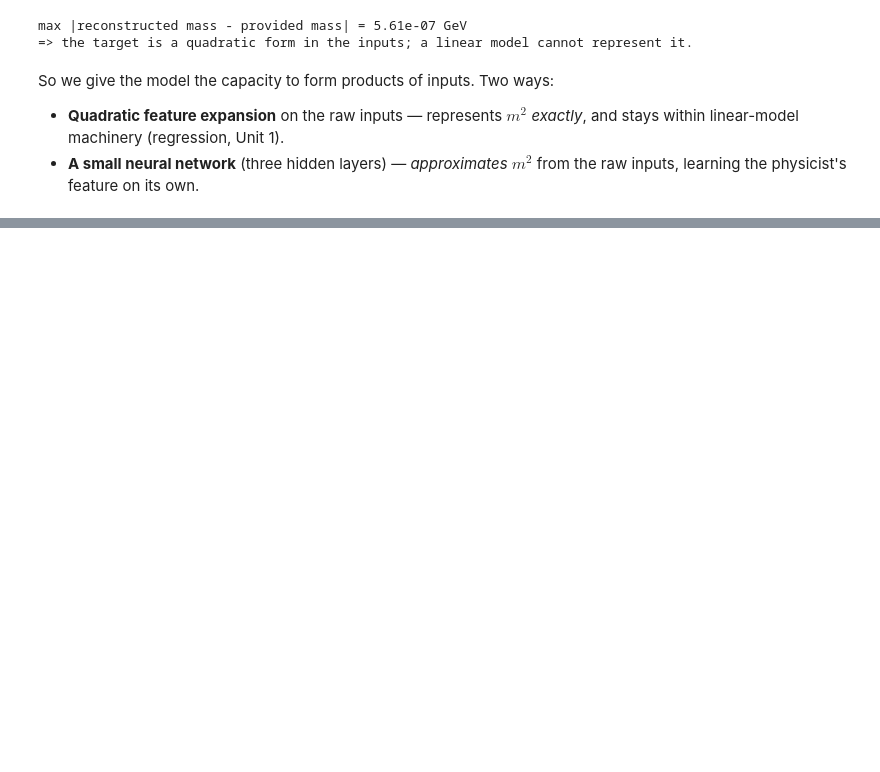
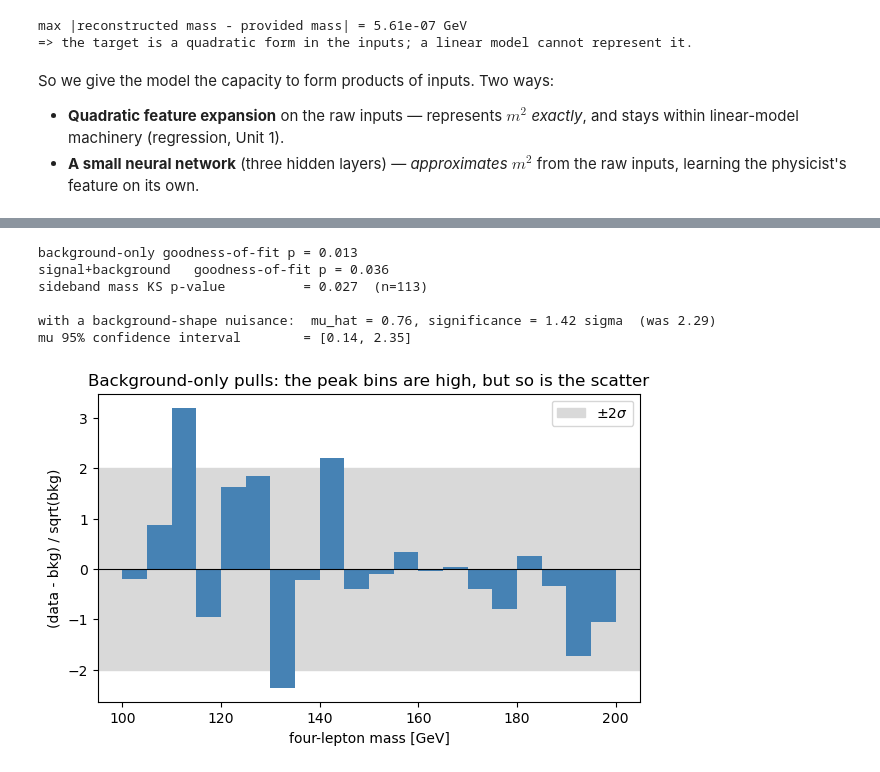
Before and after one commit to codey-m/prob_stats, a Jupyter notebook: final_project/higgs_final_project.ipynb, the cells around one changed output, grey strips where cells are left out. Saved outputs shown, nothing was run; the diff lists cells and outputs as text; code cells hidden in the pictures; blank space fills up the shorter version.

```diff
--- a/final_project/higgs_final_project.ipynb
+++ b/final_project/higgs_final_project.ipynb
@@ -293,0 +306,37 @@ scientific question: how much data would a discovery take?
+# %%
+# (a) Does the background-only model even fit the data?
+gof_null = H.goodness_of_fit(g["kappa_null"]*B, obs, n_params=1)
+gof_sb   = H.goodness_of_fit(g["mu_hat"]*S + g["kappa_hat"]*B, obs, n_params=2)
+print(f"background-only goodness-of-fit p = {gof_null['p_value']:.3f}")
+print(f"signal+background   goodness-of-fit p = {gof_sb['p_value']:.3f}")
+
+# (b) Does the background even describe the data AWAY from the peak (sidebands)?
+ks = H.sideband_ks(st)
+print(f"sideband mass KS p-value          = {ks['p_value']:.3f}  (n={ks['n_sideband']})")
+
+# (c) Let the background SHAPE flex by one tilt parameter, then re-test:
+gs = H.glrt_shape(S, B, obs)
+print(f"\nwith a background-shape nuisance:  mu_hat = {gs['mu_hat']:.2f}, "
+      f"significance = {gs['Z_asymptotic']:.2f} sigma  (was {g['Z_asymptotic']:.2f})")
+
+# (d) How well is the signal strength actually pinned down?
+ci = H.mu_confidence_interval(S, B, obs)
+print(f"mu 95% confidence interval        = [{ci['lo']:.2f}, {ci['hi']:.2f}]")
+# %% [output]
+background-only goodness-of-fit p = 0.013
+signal+background   goodness-of-fit p = 0.036
+sideband mass KS p-value          = 0.027  (n=113)
+
+with a background-shape nuisance:  mu_hat = 0.76, significance = 1.42 sigma  (was 2.29)
+mu 95% confidence interval        = [0.14, 2.35]
+# %%
+# residual "pulls" per bin show where the background-only fit misses
+pull = (obs - g["kappa_null"]*B) / np.sqrt(np.maximum(g["kappa_null"]*B, 1e-9))
+plt.axhspan(-2, 2, color="0.85", label=r"$\pm2\sigma$")
+plt.bar(ctr, pull, width=np.diff(edges), color="steelblue")
+plt.axhline(0, color="k", lw=0.8)
+plt.xlabel("four-lepton mass [GeV]"); plt.ylabel("(data - bkg) / sqrt(bkg)")
+plt.title("Background-only pulls: the peak bins are high, but so is the scatter")
+plt.legend(); plt.show()
+# %% [output]
+[figure, added]
```
Also changed, not shown: parts of 28 cells of this notebook, 8 other files.
